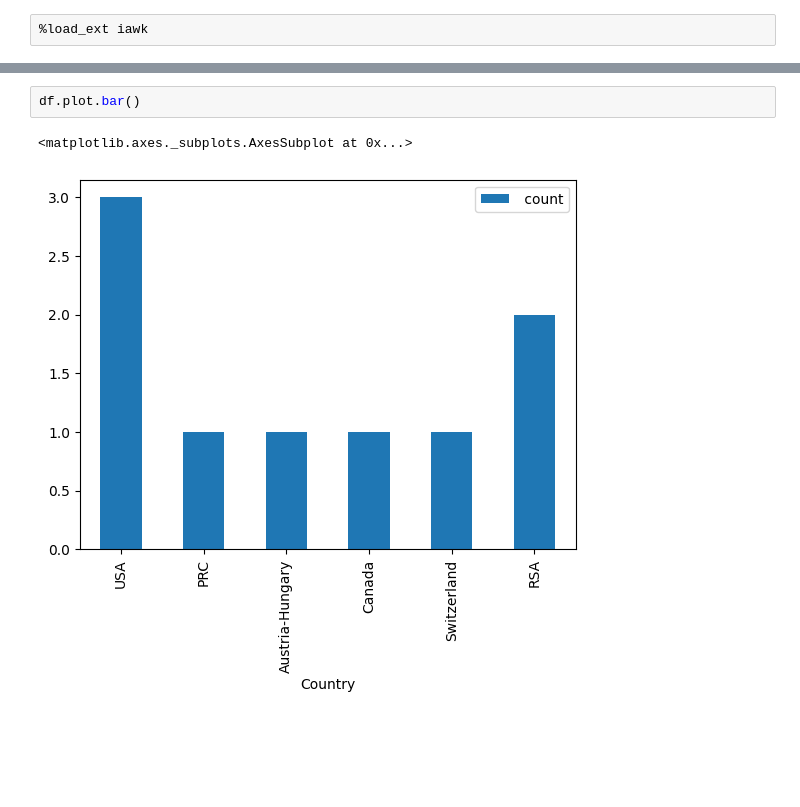
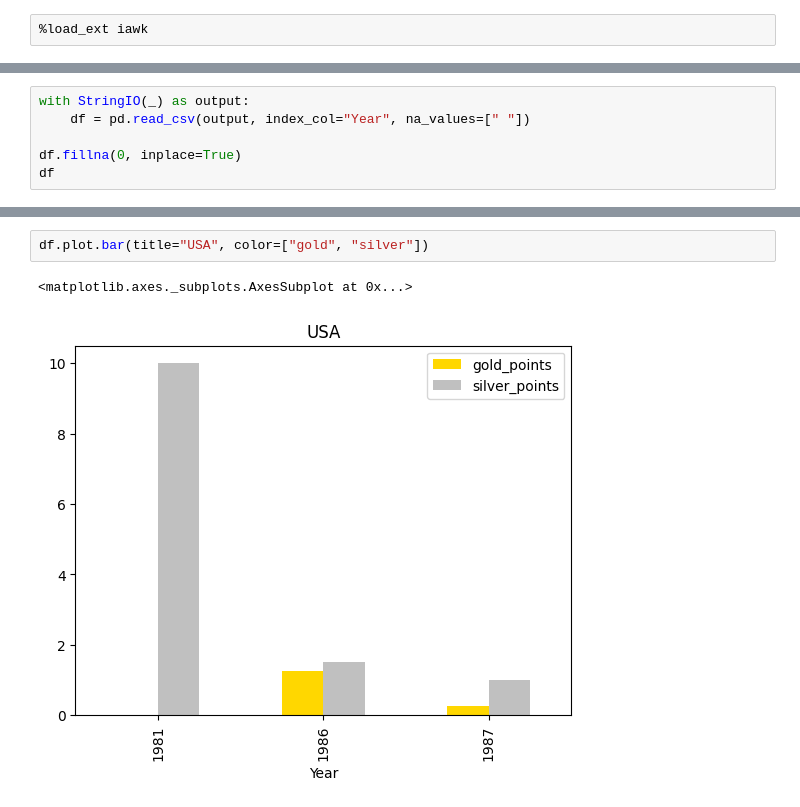
Before and after one commit to ashwinvis/awkupy, a Jupyter notebook: doc/examples/coins_histogram.ipynb, the cells around one changed output, grey strips where cells are left out. Saved outputs shown, nothing was run; the diff lists cells and outputs as text; blank space fills up the shorter version.

```diff
--- a/doc/examples/coins_histogram.ipynb
+++ b/doc/examples/coins_histogram.ipynb
@@ -33,0 +87,6 @@ df
+# %%
+with StringIO(_) as output:
+    df = pd.read_csv(output, index_col="Year", na_values=[" "])
+
+df.fillna(0, inplace=True)
+df
@@ -34,5 +99,5 @@ df
 # %%
-df.plot.bar()
+df.plot.bar(title="USA", color=["gold", "silver"])
 # %% [output]
 <matplotlib.axes._subplots.AxesSubplot at 0x...>
-[figure, old version]
+[figure, new version]
```
Also changed, not shown: parts of 9 cells of this notebook, 3 other files.
